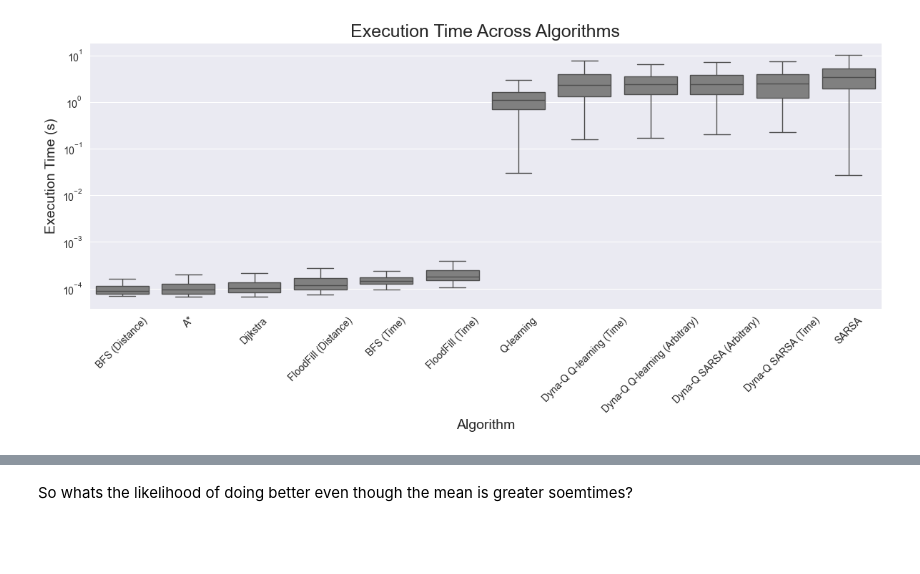
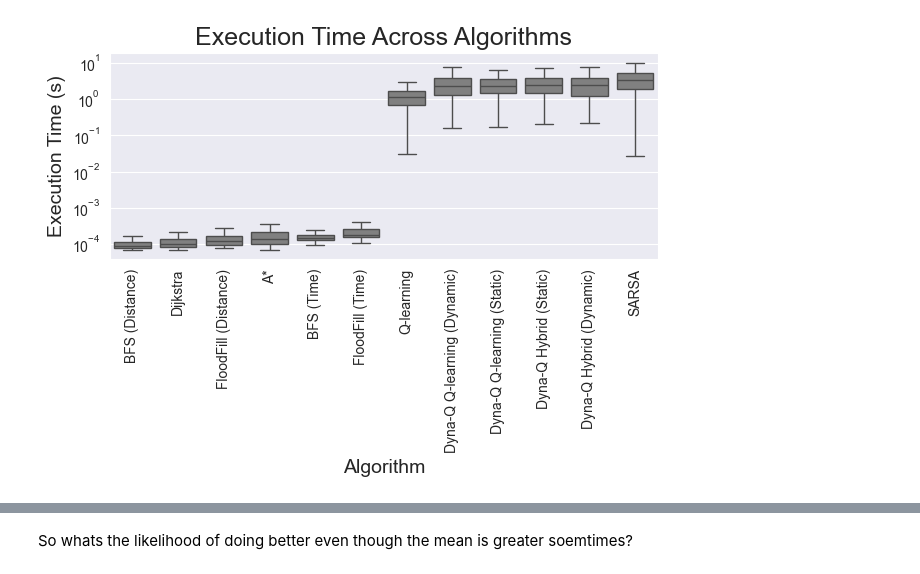
Before and after one commit to FarisAnsara/Optimal-Pathfinding-Micromouse, a Jupyter notebook: Plotting.ipynb, the cells around one changed output, grey strips where cells are left out. Saved outputs shown, nothing was run; the diff lists cells and outputs as text; code cells hidden in the pictures; blank space fills up the shorter version.

Commit message:
altertered the A* algorithm, so changed the csv files to reflect that as it was the only clasical algoirthm implementign early stopping when updatign dist maps, replotted  some of the figured

```diff
--- a/Plotting.ipynb
+++ b/Plotting.ipynb
@@ -27,10 +30,10 @@ dfs = [
     ('Dijkstra', df_dijkstra),
     ('SARSA', df_sarsa),
     ('Q-learning', df_qlearning),
-    ('Dyna-Q Q-learning (Arbitrary)', df_dyna_qlearning_arbt),
-    ('Dyna-Q Q-learning (Time)', df_dyna_qlearning_time),
-    ('Dyna-Q SARSA (Arbitrary)', dynaq_sarsa_arbt),
-    ('Dyna-Q SARSA (Time)', dynaq_sarsa_time),
+    ('Dyna-Q Q-learning (Static)', df_dyna_qlearning_arbt),
+    ('Dyna-Q Q-learning (Dynamic)', df_dyna_qlearning_time),
+    ('Dyna-Q Hybrid (Static)', dynaq_sarsa_arbt),
+    ('Dyna-Q Hybrid (Dynamic)', dynaq_sarsa_time),
     ('FloodFill (Time)', df_flood_fill_time),
     ('BFS (Time)', df_bfs_time)
 ]
@@ -53,33 +56,33 @@ median_execution_time = df_combined_RL.groupby('Algorithm')['Execution Time (sec
 
 # Sort the DataFrame based on the median execution time
 df_combined_RL['Algorithm'] = pd.Categorical(df_combined_RL['Algorithm'], categories=median_execution_time.index, ordered=True)
 df_combined_RL = df_combined_RL.sort_values('Algorithm')
 
 # Set up the figure for the execution time plot
-plt.figure(figsize=(12, 6))
+plt.figure()
 
 # Use a single shade of gray
 sns.boxplot(x='Algorithm', y='Execution Time (secs)', data=df_combined_RL, showfliers=False, color='gray')
 plt.yscale('log')  # Use logarithmic scale for the y-axis
 plt.title('Execution Time Across Algorithms', fontsize=18)
 plt.xlabel('Algorithm',  fontsize=14)
 plt.ylabel('Execution Time (s)', fontsize=14)
-plt.xticks(rotation=45)
+plt.xticks(rotation=90)
 
 # Add a legend with different shades representing different algorithms
 legend_labels = median_execution_time.index.tolist()
 legend_colors = sns.color_palette("Greys", len(legend_labels))
 
 
 # Adjust layout for better spacing
 plt.tight_layout()
 
 # Save the plot as PDF, EPS, and SVG
 plt.savefig('results/figures/results-section/execution_time_comparison.pdf', format='pdf')
 # plt.savefig('results/figures/results-section/execution_time_comparison.eps', format='eps')
 # plt.savefig('results/figures/results-section/execution_time_comparison.svg', format='svg')
 
 # Show the plot
 plt.show()
 # %% [output]
-[figure, old version]
+[figure, new version]
```
Also changed, not shown: parts of 48 cells of this notebook, 54 other files.
